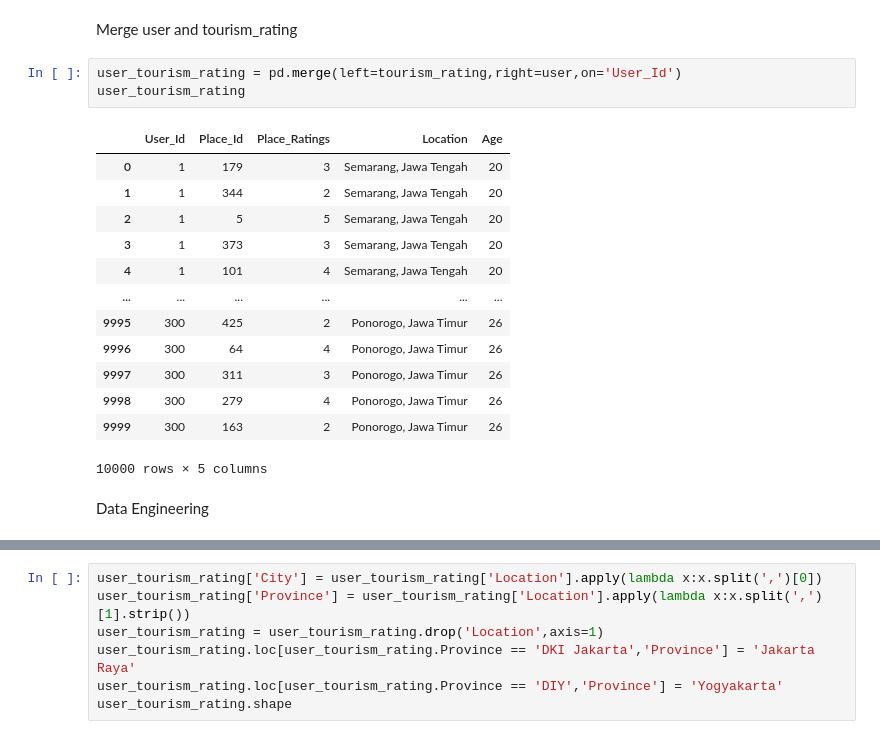
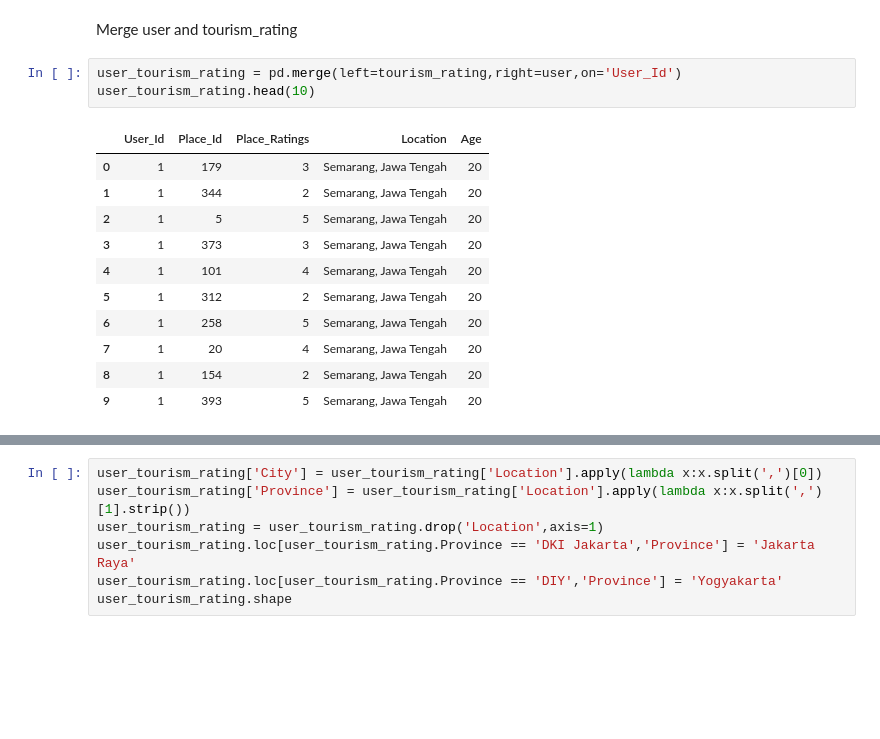
Before and after one commit to alrappie/Indonesia-Tourism-Destination, a Jupyter notebook: main.ipynb, the cells around one changed output, grey strips where cells are left out. Saved outputs shown, nothing was run; the diff lists cells and outputs as text; blank space fills up the shorter version.

```diff
--- a/main.ipynb
+++ b/main.ipynb
@@ -174,20 +174,16 @@ memory usage: 7.2+ KB
 Merge user and tourism_rating
 # %%
 user_tourism_rating = pd.merge(left=tourism_rating,right=user,on='User_Id')
-user_tourism_rating
+user_tourism_rating.head(10)
 # %% [output]
 |  | User_Id | Place_Id | Place_Ratings | Location | Age |
 | 0 | 1 | 179 | 3 | Semarang, Jawa Tengah | 20 |
 | 1 | 1 | 344 | 2 | Semarang, Jawa Tengah | 20 |
 | 2 | 1 | 5 | 5 | Semarang, Jawa Tengah | 20 |
 | 3 | 1 | 373 | 3 | Semarang, Jawa Tengah | 20 |
 | 4 | 1 | 101 | 4 | Semarang, Jawa Tengah | 20 |
-| ... | ... | ... | ... | ... | ... |
-| 9995 | 300 | 425 | 2 | Ponorogo, Jawa Timur | 26 |
-| 9996 | 300 | 64 | 4 | Ponorogo, Jawa Timur | 26 |
-| 9997 | 300 | 311 | 3 | Ponorogo, Jawa Timur | 26 |
-| 9998 | 300 | 279 | 4 | Ponorogo, Jawa Timur | 26 |
-| 9999 | 300 | 163 | 2 | Ponorogo, Jawa Timur | 26 |
+| 5 | 1 | 312 | 2 | Semarang, Jawa Tengah | 20 |
+| 6 | 1 | 258 | 5 | Semarang, Jawa Tengah | 20 |
+| 7 | 1 | 20 | 4 | Semarang, Jawa Tengah | 20 |
+| 8 | 1 | 154 | 2 | Semarang, Jawa Tengah | 20 |
+| 9 | 1 | 393 | 5 | Semarang, Jawa Tengah | 20 |
-10000 rows × 5 columns
-# %% [markdown]
-Data Engineering
```
Also changed, not shown: parts of 22 cells of this notebook.
